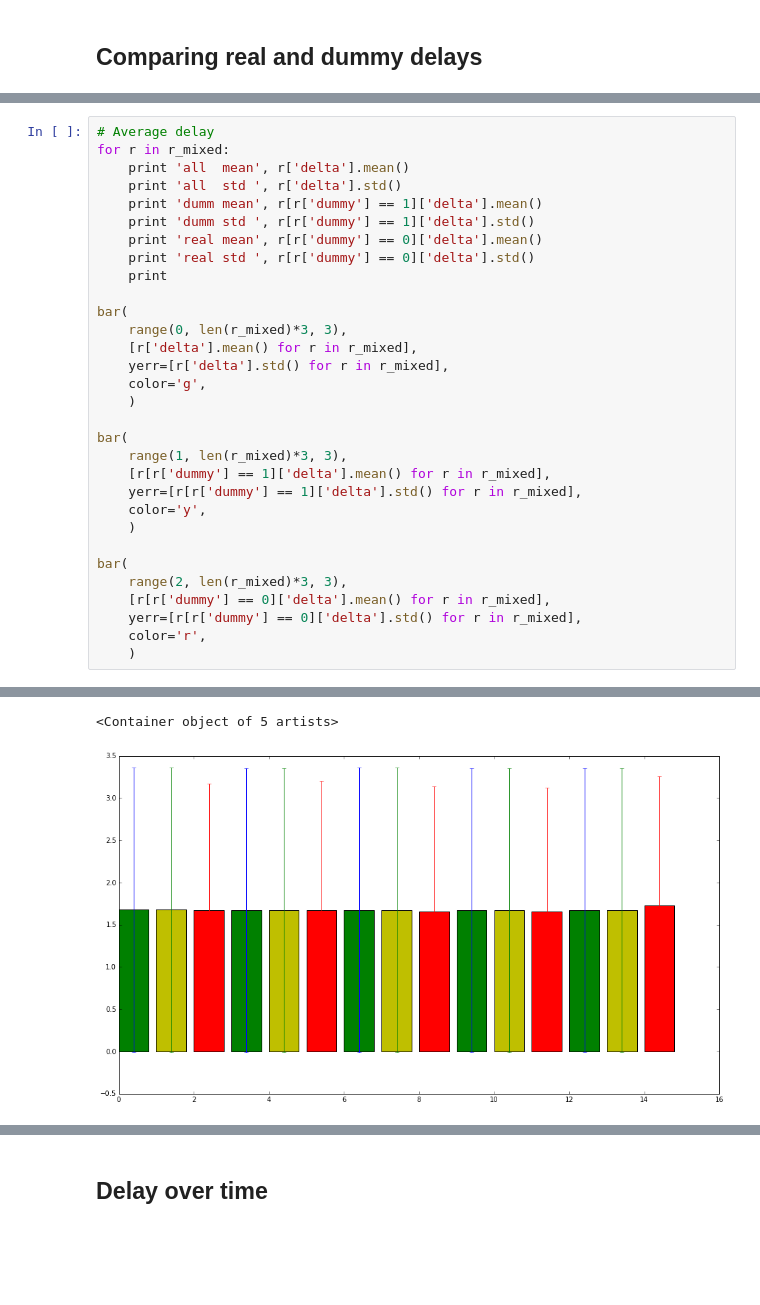
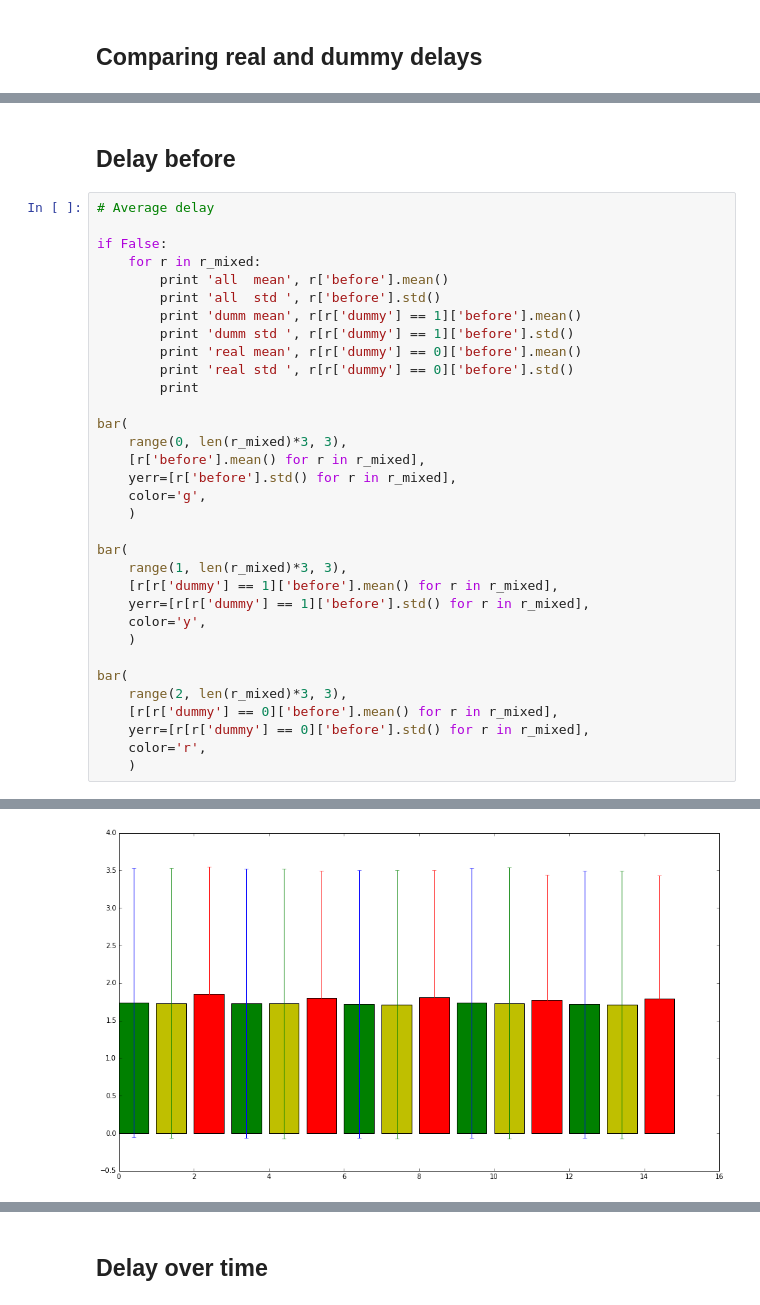
Before and after one commit to hoh/Hubbub, a Jupyter notebook: Analysis.ipynb, the cells around one changed output, grey strips where cells are left out. Drawn from its saved outputs; the diff is of its cells as text; blank space fills up the shorter version.

```diff
--- a/Analysis.ipynb
+++ b/Analysis.ipynb
@@ -226,32 +202,36 @@ r[r['dummy'] == 0]
+# %% [markdown]
+## Delay before
 # %%
 # Average delay
-for r in r_mixed:
-    print 'all  mean', r['delta'].mean()
-    print 'all  std ', r['delta'].std()
-    print 'dumm mean', r[r['dummy'] == 1]['delta'].mean()
-    print 'dumm std ', r[r['dummy'] == 1]['delta'].std()
-    print 'real mean', r[r['dummy'] == 0]['delta'].mean()
-    print 'real std ', r[r['dummy'] == 0]['delta'].std()
-    print
+
+if False:
+    for r in r_mixed:
+        print 'all  mean', r['before'].mean()
+        print 'all  std ', r['before'].std()
+        print 'dumm mean', r[r['dummy'] == 1]['before'].mean()
+        print 'dumm std ', r[r['dummy'] == 1]['before'].std()
+        print 'real mean', r[r['dummy'] == 0]['before'].mean()
+        print 'real std ', r[r['dummy'] == 0]['before'].std()
+        print
 
 bar(
     range(0, len(r_mixed)*3, 3),
-    [r['delta'].mean() for r in r_mixed],
-    yerr=[r['delta'].std() for r in r_mixed],
+    [r['before'].mean() for r in r_mixed],
+    yerr=[r['before'].std() for r in r_mixed],
     color='g',
     )
 
 bar(
     range(1, len(r_mixed)*3, 3),
-    [r[r['dummy'] == 1]['delta'].mean() for r in r_mixed],
-    yerr=[r[r['dummy'] == 1]['delta'].std() for r in r_mixed],
+    [r[r['dummy'] == 1]['before'].mean() for r in r_mixed],
+    yerr=[r[r['dummy'] == 1]['before'].std() for r in r_mixed],
     color='y',
     )
 
 bar(
     range(2, len(r_mixed)*3, 3),
-    [r[r['dummy'] == 0]['delta'].mean() for r in r_mixed],
-    yerr=[r[r['dummy'] == 0]['delta'].std() for r in r_mixed],
+    [r[r['dummy'] == 0]['before'].mean() for r in r_mixed],
+    yerr=[r[r['dummy'] == 0]['before'].std() for r in r_mixed],
     color='r',
     )
 # %% [output]
@@ -275,2 +239 @@ real std  1.52682063011
-<Container object of 5 artists>
-[figure, old version]
+[figure, new version]
```
Also changed, not shown: parts of 16 cells of this notebook.
